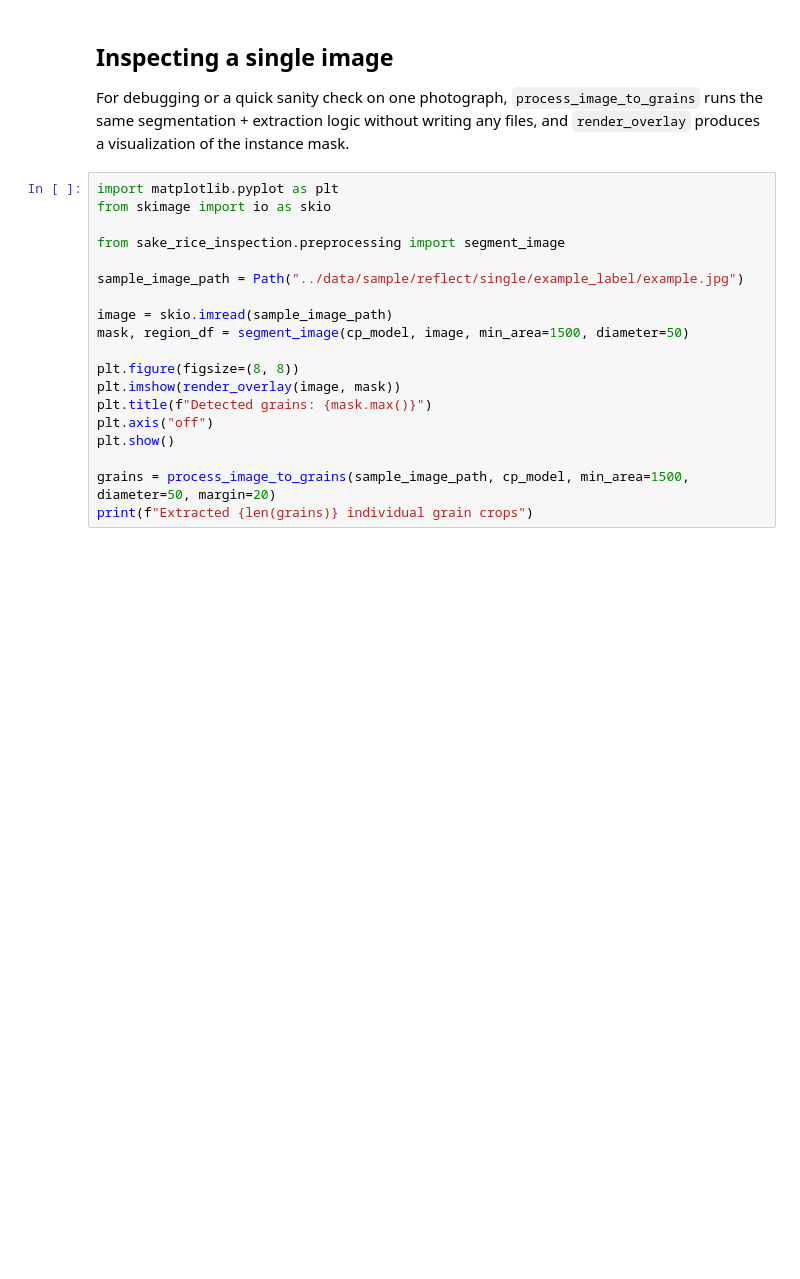
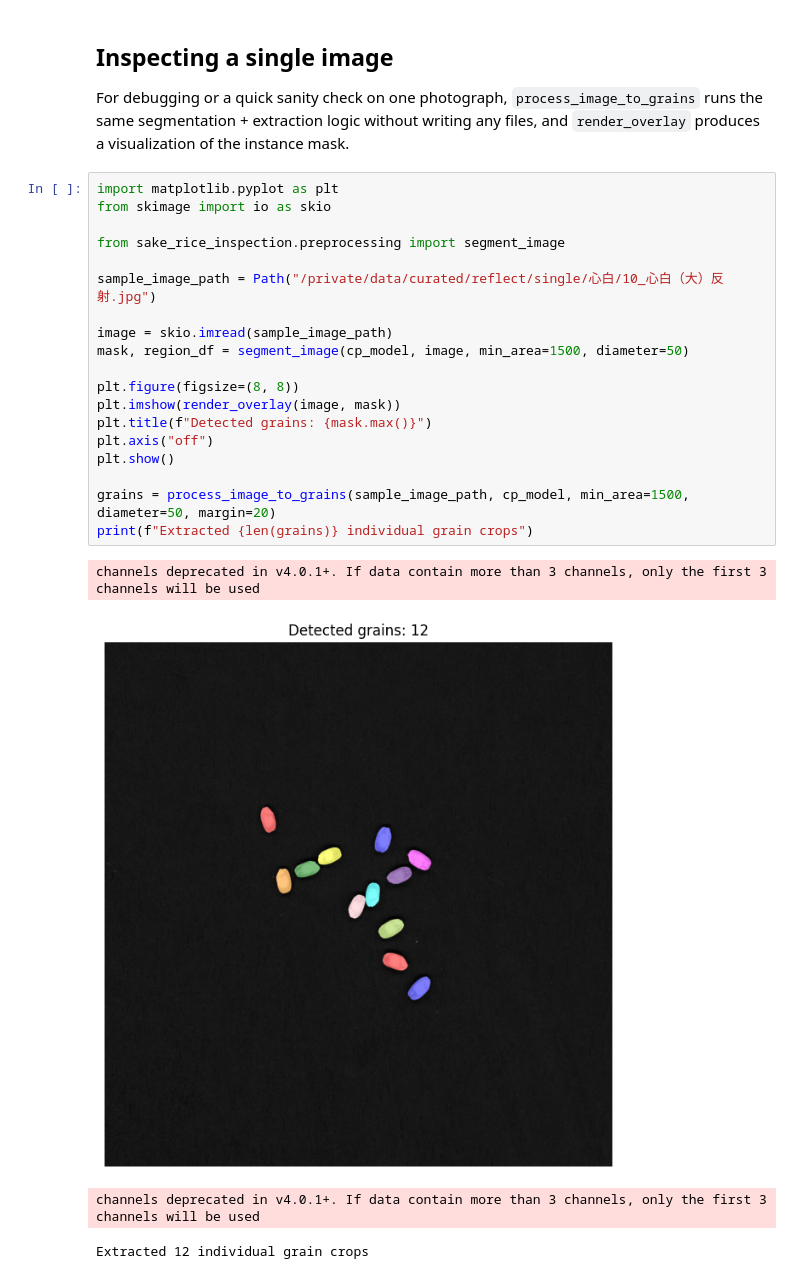
Before and after one commit to migaku03/sake-rice-inspection-dl, a Jupyter notebook: notebooks/01_Preprocessing_Cellpose.ipynb, the cells around one changed output. Cells and saved outputs as stored; diff of their text form; blank space fills up the shorter version.

```diff
--- a/notebooks/01_Preprocessing_Cellpose.ipynb
+++ b/notebooks/01_Preprocessing_Cellpose.ipynb
@@ -72,19 +90,24 @@ runs the same segmentation + extraction logic without writing any files, and
 # %%
 import matplotlib.pyplot as plt
 from skimage import io as skio
 
 from sake_rice_inspection.preprocessing import segment_image
 
-sample_image_path = Path("../data/sample/reflect/single/example_label/example.jpg")
+sample_image_path = Path("/private/data/curated/reflect/single/心白/10_心白（大）反射.jpg")
 
 image = skio.imread(sample_image_path)
 mask, region_df = segment_image(cp_model, image, min_area=1500, diameter=50)
 
 plt.figure(figsize=(8, 8))
 plt.imshow(render_overlay(image, mask))
 plt.title(f"Detected grains: {mask.max()}")
 plt.axis("off")
 plt.show()
 
 grains = process_image_to_grains(sample_image_path, cp_model, min_area=1500, diameter=50, margin=20)
 print(f"Extracted {len(grains)} individual grain crops")
+# %% [output]
+channels deprecated in v4.0.1+. If data contain more than 3 channels, only the first 3 channels will be used
+[figure, added]
+channels deprecated in v4.0.1+. If data contain more than 3 channels, only the first 3 channels will be used
+Extracted 12 individual grain crops
```
Also changed, not shown: parts of 3 cells of this notebook, 5 other files.
